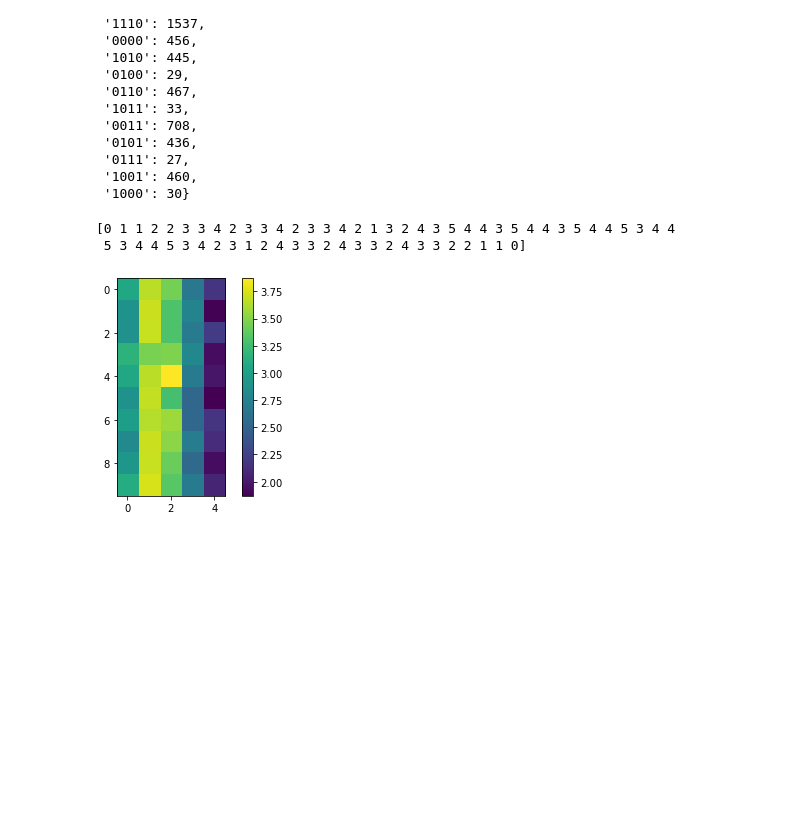
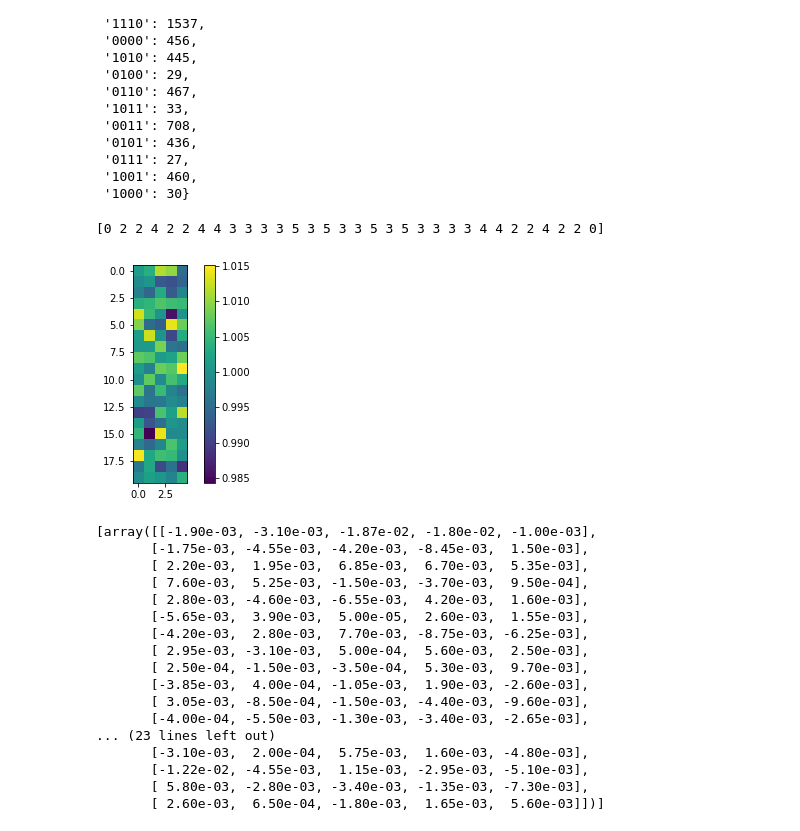
Before and after one commit to XunyiZhao/Quantum_Information_Project, a Jupyter notebook: maxcut.ipynb, the cells around one changed output. Cells and saved outputs as stored; diff of their text form; code cells hidden in the pictures; blank space fills up the shorter version.

```diff
--- a/maxcut.ipynb
+++ b/maxcut.ipynb
@@ -126,7 +126,7 @@ class maxcut:
         counts = result_sim.get_counts(self.circuit.circ)
         return counts
 # %%
-G = nx.Graph([(0,1),(0,2),(0,3),(0,4),(1,5),(2,3)])
+G = nx.Graph([(0,1),(0,2),(0,3),(1,3),(1,4),(2,4)])
 edges = len(G)
 A = nx.adjacency_matrix(G)
 A = np.array(A.todense())
@@ -179,29 +178,33 @@ for k in range(0,2**edges):
 
 print(energy)
 # %% [output]
-[0 1 1 2 2 3 3 4 2 3 3 4 2 3 3 4 2 1 3 2 4 3 5 4 4 3 5 4 4 3 5 4 4 5 3 4 4
- 5 3 4 4 5 3 4 2 3 1 2 4 3 3 2 4 3 3 2 4 3 3 2 2 1 1 0]
+[0 2 2 4 2 2 4 4 3 3 3 3 5 3 5 3 3 5 3 5 3 3 3 3 4 4 2 2 4 2 2 0]
 # %%
 #Amount of samples from the grid
-ngamma, nbeta = (10,5)
+ngamma, nbeta = (20,5)
 
 #Which part of the space are we gonna consider.
-gmin = 0
-gmax = 2*pi
-bmin = 0
-bmax = pi
+gmin = [1,0]
+gmax = [1,1]
+bmin = [0,0]
+bmax = [0,1]
 
-#Maybe only consider a section of the grid
-sect = 3
-
-#Creating the grid
-gamma = np.linspace(gmin, gmax/sect, ngamma)
-beta = np.linspace(bmin, bmax/sect, nbeta)
 
 #Initializing rando variables
+p = 2 #Depth
 expectation = np.zeros((ngamma,nbeta))
 expectation2 = np.zeros((ngamma,nbeta))
 energy = np.zeros(2**edges, dtype=int)
+gamma = np.zeros((depth,ngamma))
+beta = np.zeros((depth,nbeta))
+
+
+#Creating the grid
+for i in range(0,p):
+    gamma[i,:] = np.linspace(gmin[i]*2*pi, gmax[i]*2*pi, ngamma)
+    beta[i,:] = np.linspace(bmin[i], bmax[i], nbeta)
+
+
 
 #Thingy for binary thingy
 s = list("{0:0eb}")
@@ -210,42 +213,63 @@ binlist="".join(s)
 
 
 #Amount of simulations
-shots = 100
+shots = 10000
 
 #Calculating the energies that belong to each state. I think with a real quantum computer we could perhaps skip this.
 
 for k in range(0,2**edges):
     y = np.array([int(x) for x in binlist.format(k)]) #btw we gotta change this part manually when we have larger graph
     energy[k] = int(np.sum(np.outer(y,(1-y)) * A))
 
 #Find the expectation value for each point on the grid
 for i in range(0,ngamma):
     for j in range(0,nbeta):
-        mc.build_circuit(depth = 2, beta = [0,beta[j]], gamma = [1,gamma[i]])
+        mc.build_circuit(depth = p, beta = beta[:,j], gamma = gamma[:,i])
         counts = mc.solve(sims=shots)
 
         #re-ordering
         counts = sorted(counts.items(), key = lambda x:(x[0], x[1]), reverse=True)
         counts2 = np.array(counts).astype(int)[::-1]
 
         #Sometimes a state gets no count. This is to preserve the dimension of the energy.
         energy2 = np.zeros(len(counts2), dtype=int)
 
         #Prevent energy and counts2 array not same dimensions coz counts doesn't return no count states
         for k in range(0,len(counts2)):
             energy2[k] = energy[int(str(counts2[k,0]),2)]
 
 
         #Fancy expectation
         expectation[i,j] = np.dot(np.array(energy2),counts2[:,1])/shots
 
 
 #Fancy expectation heatmap
 plt.imshow(expectation);
 plt.colorbar()
 plt.show()
+
+#Gradient
+grad = np.gradient(expectation)
+print(grad)
 # %% [output]
-[figure, old version]
+[figure, new version]
+[array([[-1.90e-03, -3.10e-03, -1.87e-02, -1.80e-02, -1.00e-03],
+       [-1.75e-03, -4.55e-03, -4.20e-03, -8.45e-03,  1.50e-03],
+       [ 2.20e-03,  1.95e-03,  6.85e-03,  6.70e-03,  5.35e-03],
+       [ 7.60e-03,  5.25e-03, -1.50e-03, -3.70e-03,  9.50e-04],
+       [ 2.80e-03, -4.60e-03, -6.55e-03,  4.20e-03,  1.60e-03],
+       [-5.65e-03,  3.90e-03,  5.00e-05,  2.60e-03,  1.55e-03],
+       [-4.20e-03,  2.80e-03,  7.70e-03, -8.75e-03, -6.25e-03],
+       [ 2.95e-03, -3.10e-03,  5.00e-04,  5.60e-03,  2.50e-03],
+       [ 2.50e-04, -1.50e-03, -3.50e-04,  5.30e-03,  9.70e-03],
+       [-3.85e-03,  4.00e-04, -1.05e-03,  1.90e-03, -2.60e-03],
+       [ 3.05e-03, -8.50e-04, -1.50e-03, -4.40e-03, -9.60e-03],
+       [-4.00e-04, -5.50e-03, -1.30e-03, -3.40e-03, -2.65e-03],
+... (23 lines left out)
+       [-3.10e-03,  2.00e-04,  5.75e-03,  1.60e-03, -4.80e-03],
+       [-1.22e-02, -4.55e-03,  1.15e-03, -2.95e-03, -5.10e-03],
+       [ 5.80e-03, -2.80e-03, -3.40e-03, -1.35e-03, -7.30e-03],
+       [ 2.60e-03,  6.50e-04, -1.80e-03,  1.65e-03,  5.60e-03]])]
 # %%
 grad = np.gradient(expectation)
 plt.imshow(grad[0]);
```
Also changed, not shown: parts of 6 cells of this notebook.
